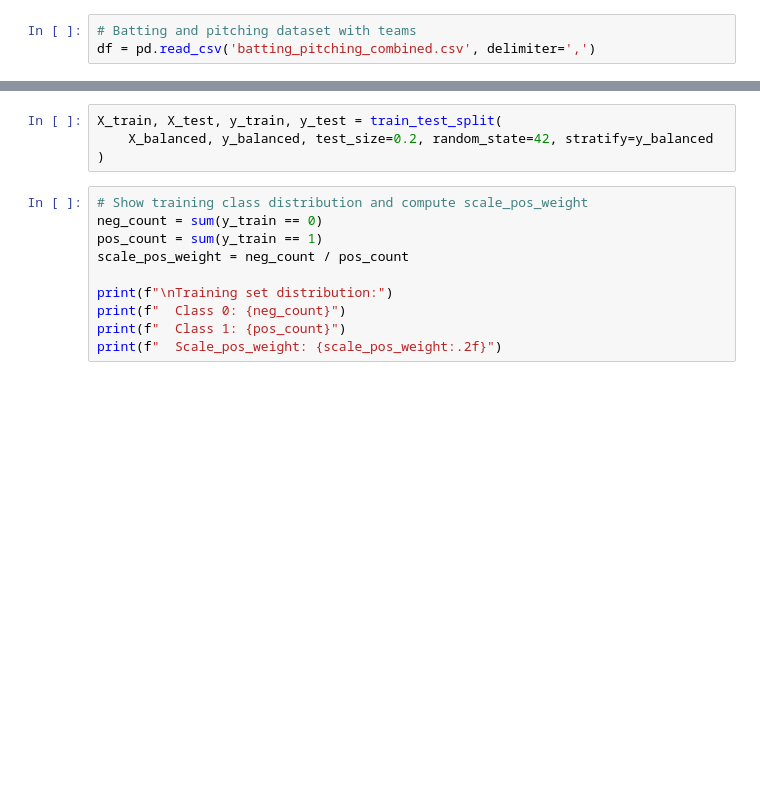
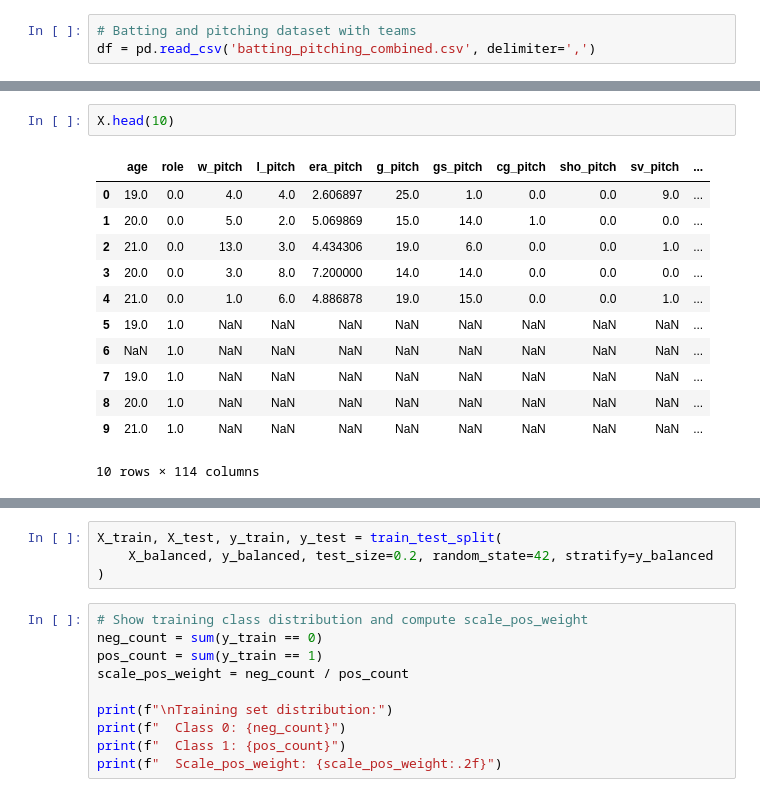
Before and after one commit to CodeMateo15/ncaaBaseballDraft-Predictor, a Jupyter notebook: CSV+Code Files/trial_xgBoost/xgboostAllWithTeams.ipynb, the cells around one changed output, grey strips where cells are left out. Cells and saved outputs as stored; diff of their text form; blank space fills up the shorter version.

```diff
--- a/CSV+Code Files/trial_xgBoost/xgboostAllWithTeams.ipynb
+++ b/CSV+Code Files/trial_xgBoost/xgboostAllWithTeams.ipynb
@@ -83,6 +93,21 @@ df = pd.get_dummies(df, columns=['team_old'], drop_first=True)
 
 X = df[features]
 y = df['Drafted?'].astype(int)
+# %%
+X.head(10)
+# %% [output]
+|  | age | role | w_pitch | l_pitch | era_pitch | g_pitch | gs_pitch | cg_pitch | sho_pitch | sv_pitch | ... |
+| 0 | 19.0 | 0.0 | 4.0 | 4.0 | 2.606897 | 25.0 | 1.0 | 0.0 | 0.0 | 9.0 | ... |
+| 1 | 20.0 | 0.0 | 5.0 | 2.0 | 5.069869 | 15.0 | 14.0 | 1.0 | 0.0 | 0.0 | ... |
+| 2 | 21.0 | 0.0 | 13.0 | 3.0 | 4.434306 | 19.0 | 6.0 | 0.0 | 0.0 | 1.0 | ... |
+| 3 | 20.0 | 0.0 | 3.0 | 8.0 | 7.200000 | 14.0 | 14.0 | 0.0 | 0.0 | 0.0 | ... |
+| 4 | 21.0 | 0.0 | 1.0 | 6.0 | 4.886878 | 19.0 | 15.0 | 0.0 | 0.0 | 1.0 | ... |
+| 5 | 19.0 | 1.0 | NaN | NaN | NaN | NaN | NaN | NaN | NaN | NaN | ... |
+| 6 | NaN | 1.0 | NaN | NaN | NaN | NaN | NaN | NaN | NaN | NaN | ... |
+| 7 | 19.0 | 1.0 | NaN | NaN | NaN | NaN | NaN | NaN | NaN | NaN | ... |
+| 8 | 20.0 | 1.0 | NaN | NaN | NaN | NaN | NaN | NaN | NaN | NaN | ... |
+| 9 | 21.0 | 1.0 | NaN | NaN | NaN | NaN | NaN | NaN | NaN | NaN | ... |
+10 rows × 114 columns
 # %%
 # Separate the two classes
 drafted_indices = df[df['Drafted?'] == 1].index
```
Also changed, not shown: parts of 16 cells of this notebook, 12 other files.
